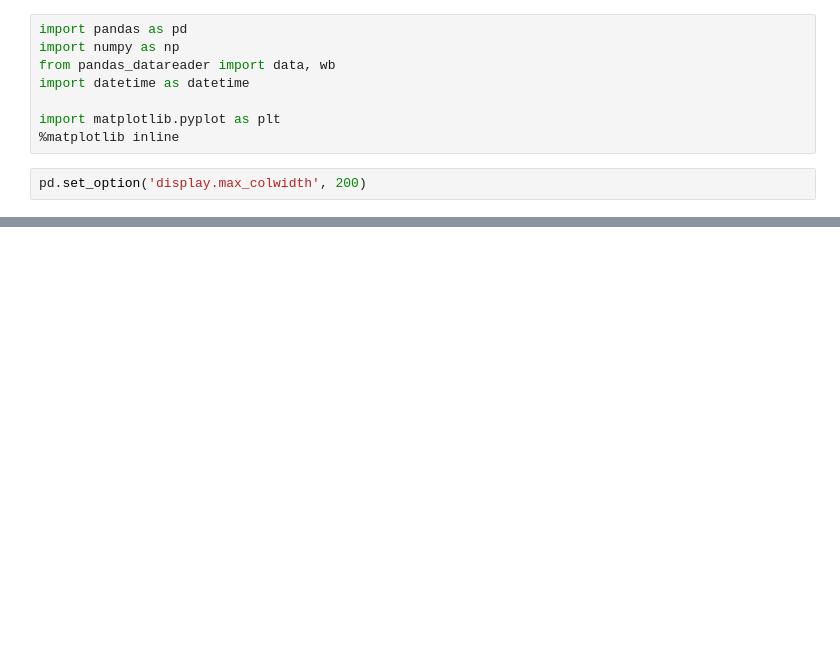
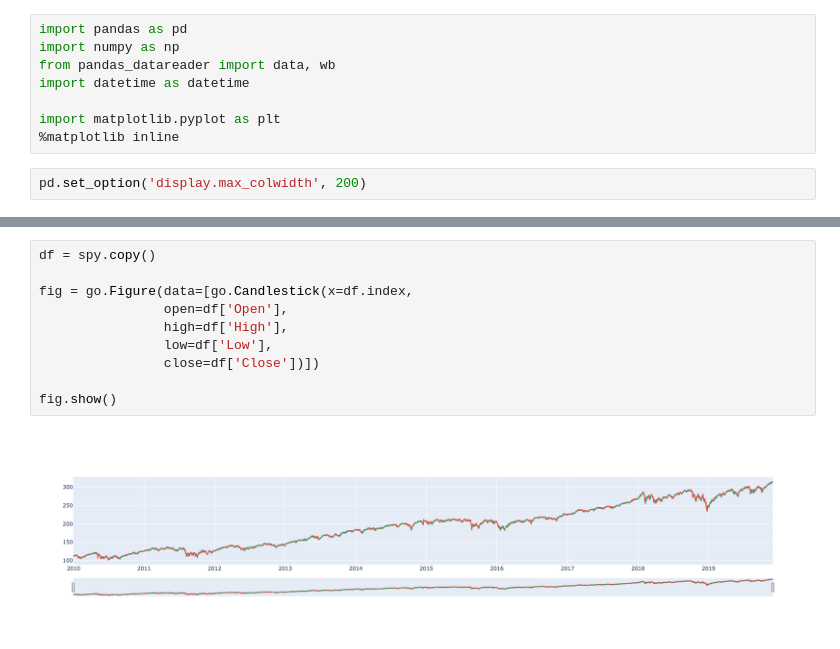
Before and after one commit to ylee9107/ML_App_ForecastStockMarket, a Jupyter notebook: ML_App_StockMarketForecast.ipynb, the cells around one changed output, grey strips where cells are left out. Cells and saved outputs as stored; diff of their text form; blank space fills up the shorter version.

```diff
--- a/ML_App_StockMarketForecast.ipynb
+++ b/ML_App_StockMarketForecast.ipynb
@@ -62,0 +129,12 @@ pd.set_option('display.max_colwidth', 200)
+# %%
+df = spy.copy()
+
+fig = go.Figure(data=[go.Candlestick(x=df.index,
+                open=df['Open'],
+                high=df['High'],
+                low=df['Low'],
+                close=df['Close'])])
+
+fig.show()
+# %% [output]
+[figure, added]
```
Also changed, not shown: parts of 11 cells of this notebook.
